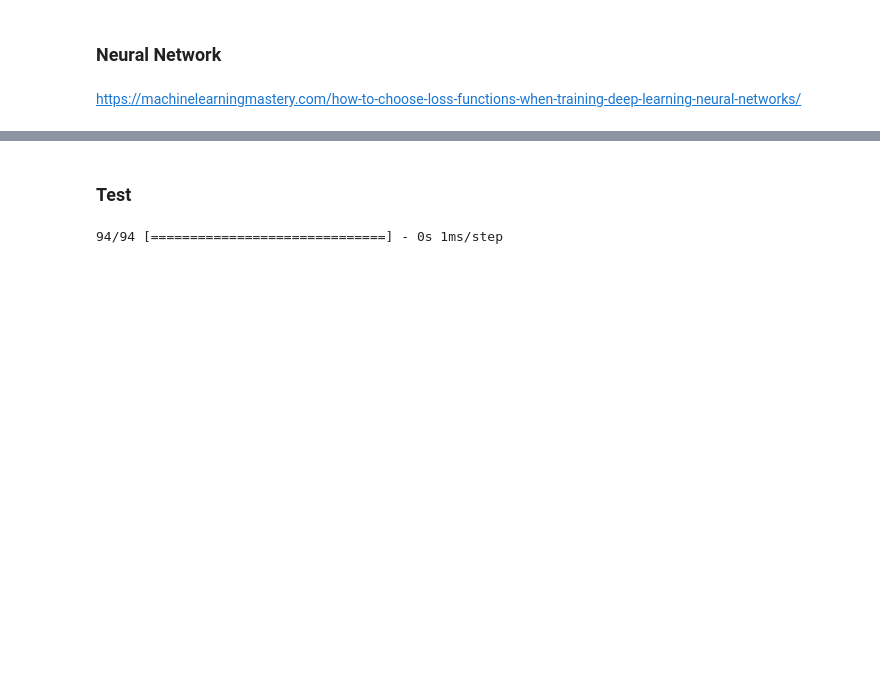
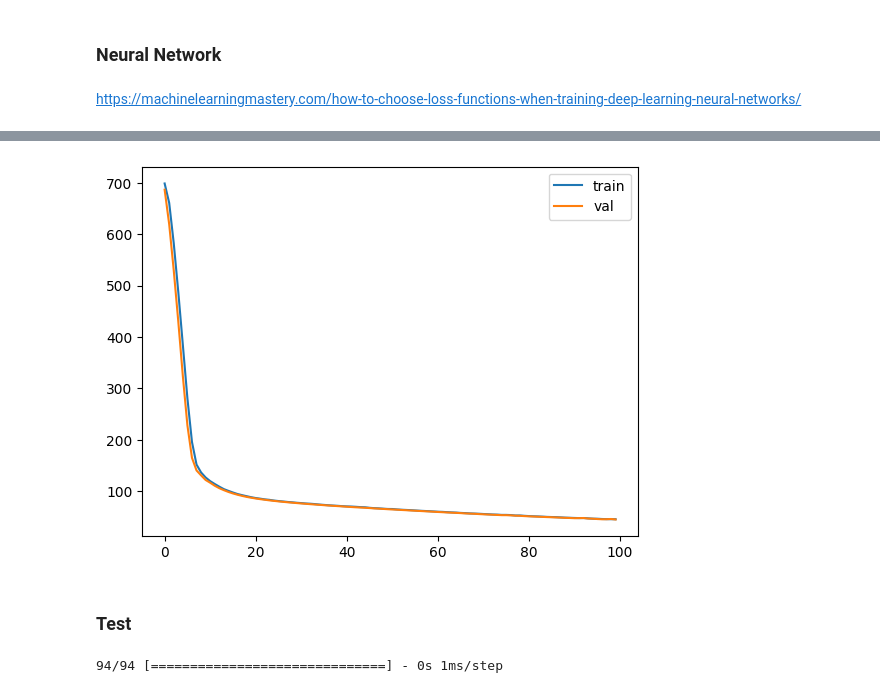
Before and after one commit to Olks/mlzoomcamp-capstone-project, a Jupyter notebook: modeling.ipynb, the cells around one changed output, grey strips where cells are left out. Saved outputs shown, nothing was run; the diff lists cells and outputs as text; code cells hidden in the pictures; blank space fills up the shorter version.

```diff
--- a/modeling.ipynb
+++ b/modeling.ipynb
@@ -51,7 +62,16 @@ Index(['is_consumption', 'eic_count', 'installed_capacity', 'day', 'weekday',
       dtype='object')
 # %%
 features = [
+    'eic_count',
     'installed_capacity',
+    'day',
+    'weekday',
+    'month',
+    'year',
+    'sin(dayofyear)',
+    'cos(dayofyear)',
+    'sin(hour)',
+    'cos(hour)',
 
     # weaher
     'temperature',
@@ -66,6 +86,12 @@ features = [
     'surface_solar_radiation_downwards',
     'snowfall',
     'total_precipitation',
+    'surface_pressure',
+    'rain',
+    'windspeed_10m',
+    'winddirection_10m',
+    'shortwave_radiation',
+    'diffuse_radiation',
 
     # forecast
     'temperature_fl',
@@ -81,17 +107,7 @@ features = [
     'snowfall_fl',
     'total_precipitation_fl',
 
-    # datetime
-    'day',
-    'weekday',
-    'month',
-    'year',
-    'sin(dayofyear)',
-    'cos(dayofyear)',
-    'sin(hour)',
-    'cos(hour)',
-
-    # lags of enerygy production
+    # lags of energy production
     'target_1',
     'target_2',
     'target_3',
@@ -239,3 +261,10 @@ Epoch 8/8
+# %%
+plt.plot(history.history['mse'], label='train');
+plt.plot(history.history['val_mse'], label='val');
+plt.title('MSE of training and validation for each epoch');
+plt.legend();
+# %% [output]
+[figure, added]
 # %% [markdown]
 ### Test
 # %%
```
Also changed, not shown: parts of 25 cells of this notebook, 5 other files.
